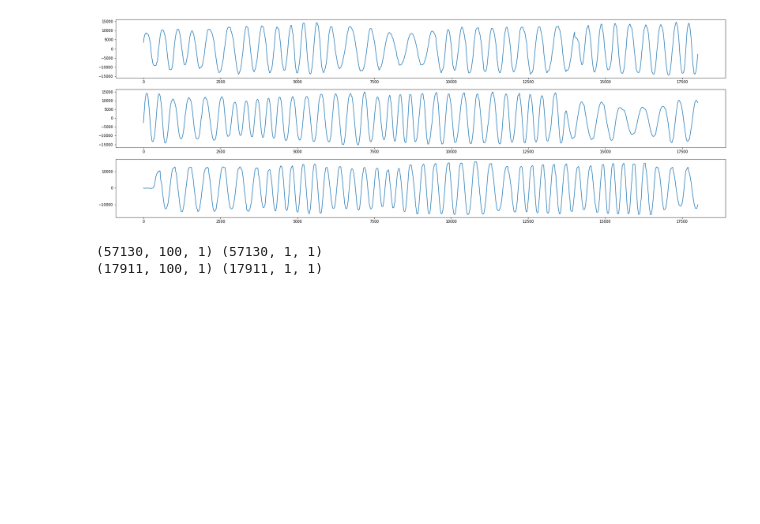
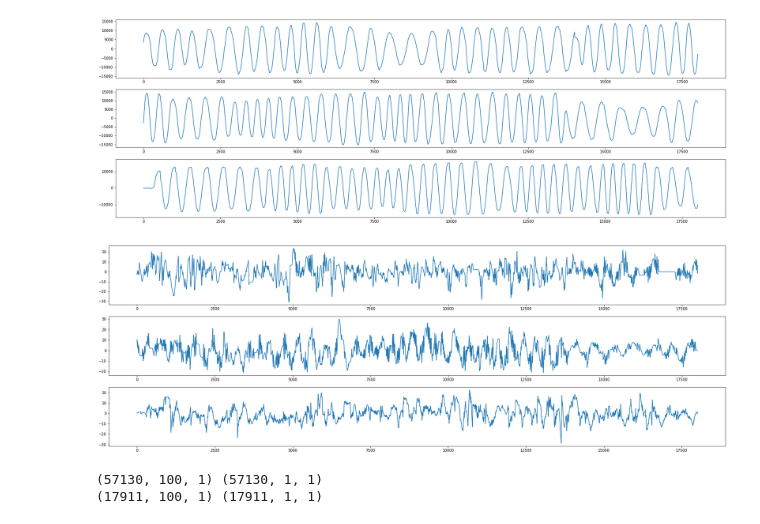
Before and after one commit to YanaMinyaylo/NS, a Jupyter notebook: NN_LSTM_14_10.ipynb, the cells around one changed output. Drawn from its saved outputs; the diff is of its cells as text; code cells hidden in the pictures; blank space fills up the shorter version.

```diff
--- a/NN_LSTM_14_10.ipynb
+++ b/NN_LSTM_14_10.ipynb
@@ -71,6 +71,15 @@ ax[2].plot(x_test, '-')
 plt.show()
 # %% [output]
 [figure]
+# %%
+fig, ax = plt.subplots(ncols=1, nrows = 3, figsize=(30, 10))
+ax[0].plot(y_train[0:18000], '-')
+ax[1].plot(y_train[18000:36000], '-')
+ax[2].plot(y_test, '-')
+
+plt.show()
+# %% [output]
+[figure, added]
 # %%
 x_scaler = MinMaxScaler((-1,1))
 y_scaler = MinMaxScaler((-1,1))
```
Also changed, not shown: parts of 7 cells of this notebook.
